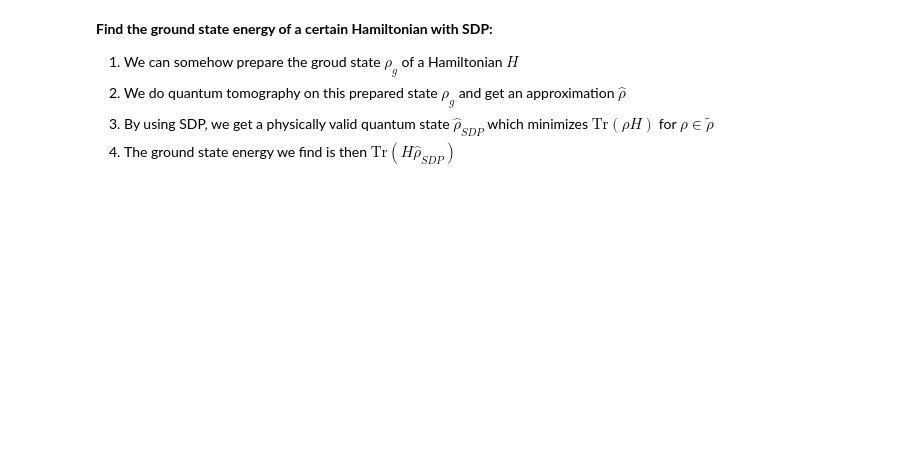
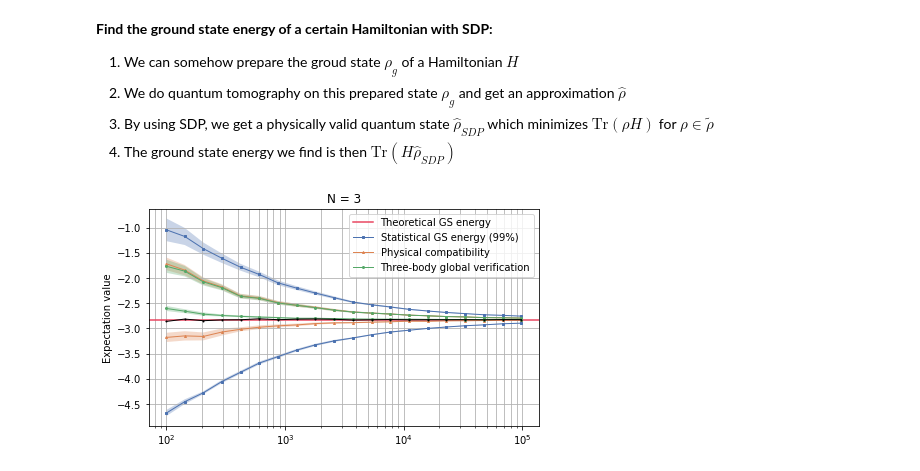
Before and after one commit to ZheruiWANG/SDP-for-VQE, a Jupyter notebook: More-Qubit Pro v3.0/plot.ipynb, the cells around one changed output. Saved outputs shown, nothing was run; the diff lists cells and outputs as text; code cells hidden in the pictures; blank space fills up the shorter version.

```diff
--- a/More-Qubit Pro v3.0/plot.ipynb
+++ b/More-Qubit Pro v3.0/plot.ipynb
@@ -812,38 +812,44 @@ H_global = np.array( Hamiltonian_matrix(H_global_list) ) # The global Hamiltonia
 
 ground_state_energy, ground_state_dm = ground_state(H_global)
 q_state = DensityMatrix(ground_state_dm)
-N_meas_list = N_meas_list_func(100, 1000, 2)
+N_meas_list = N_meas_list_func(100, 100000, 20)
 threshold = 0.2
-num_of_shot = 10
+num_of_shot = 100
 
 filename = 'data_N3_threshold0.2'
 data = np.load(filename+'.npy', allow_pickle=True)
 data = data.item()
 E_mean, E_std = process_SDP_dataset(data, num_of_shot)
 # %%
-plt.figure(figsize=(8, 5))
-plt.figure(dpi=400)
+plt.figure(figsize=(7, 4))
+#plt.figure(dpi=400)
 plt.axhline(y = ground_state_energy, color='#E94560', linestyle='-', linewidth=1.5, label='Theoretical GS energy')
 
 type_of_constraints = ['E_min', 'E_max', 'E_min_C0', 'E_max_C0', 'E_min_C01', 'E_max_C01']
 color_code_list = ['#4c72b0', '#4c72b0', '#dd8452', '#dd8452', '#55a868', '#55a868']
 
 plt.plot(N_meas_list, E_mean['E_min'], color='#4c72b0', linewidth=1, marker='s', markersize=2, label='Statistical GS energy (99%)')
 plt.plot(N_meas_list, E_mean['E_max'], color='#4c72b0', linewidth=1, marker='s', markersize=2)
 plt.plot(N_meas_list, E_mean['E_min_C0'], color='#dd8452', linewidth=1, marker='^', markersize=2, label='Physical compatibility')
 plt.plot(N_meas_list, E_mean['E_max_C0'], color='#dd8452', linewidth=1, marker='^', markersize=2)
 plt.plot(N_meas_list, E_mean['E_min_C01'], color='#55a868', linewidth=1, marker='o', markersize=2, label='Three-body global verification')
 plt.plot(N_meas_list, E_mean['E_max_C01'], color='#55a868', linewidth=1, marker='o', markersize=2)
+plt.plot(N_meas_list, (E_mean['E_min']+E_mean['E_max'])/2, color='k', linewidth=1, marker='o', markersize=1)
+
+
 
 for key in type_of_constraints:
     i = type_of_constraints.index(key)
     plt.fill_between(N_meas_list, E_mean[key]-2.58*E_std[key], E_mean[key]+2.58*E_std[key], facecolor=color_code_list[i], alpha=0.3)
 
 plt.xscale('log')
-plt.xlabel('Number of measurements')
+plt.title('N = %s' % N)
+#plt.xlabel('Number of measurements')
 plt.ylabel('Expectation value')
 plt.legend()
-plt.grid(True, which="major", ls="-")
+plt.grid(True, which="both", ls="-")
 figurename = '%s.pdf' % filename
 plt.savefig(figurename)
 plt.show()
+# %% [output]
+[figure, added]
```
Also changed, not shown: 16 other files.
